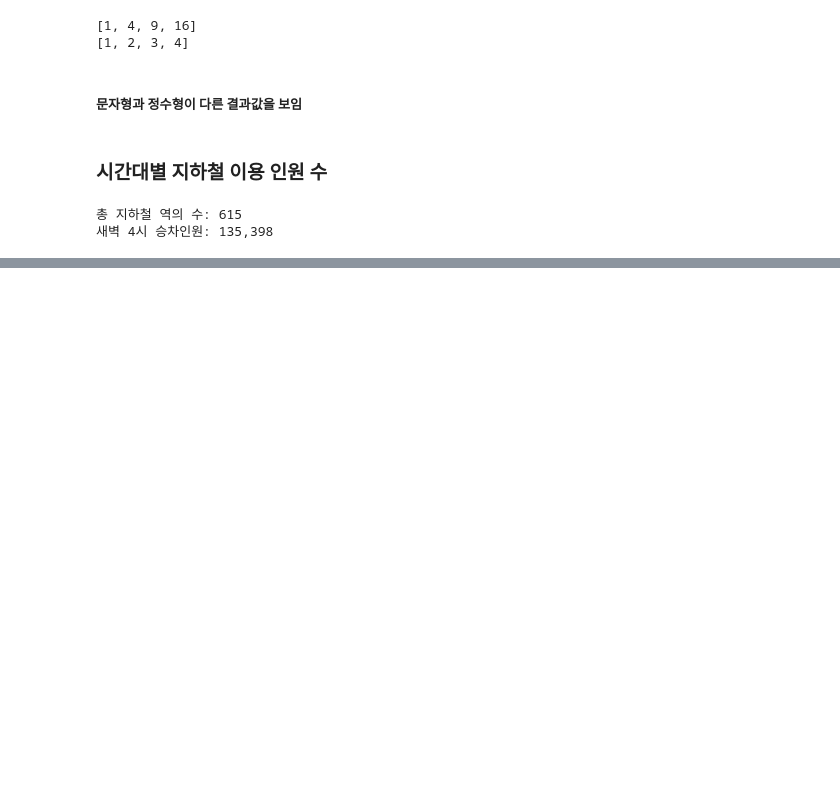
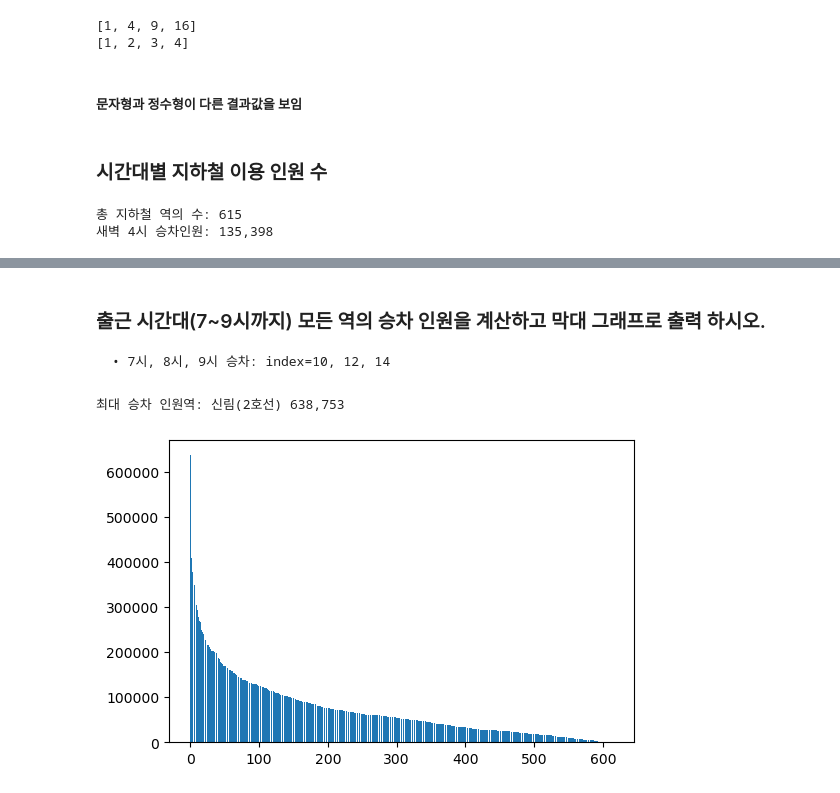
Before and after one commit to hune102377/K-DIGITALTRAING, a Jupyter notebook: 04 Kaggle&PublicData/0715/ex_subwaytime.ipynb, the cells around one changed output, grey strips where cells are left out. Saved outputs shown, nothing was run; the diff lists cells and outputs as text; code cells hidden in the pictures; blank space fills up the shorter version.

```diff
--- a/04 Kaggle&PublicData/0715/ex_subwaytime.ipynb
+++ b/04 Kaggle&PublicData/0715/ex_subwaytime.ipynb
@@ -42,0 +78,34 @@ print('새벽 4시 승차인원: {:,}'.format(total_number))
+# %% [markdown]
+### 출근 시간대(7~9시까지) 모든 역의 승차 인원을 계산하고 막대 그래프로 출력 하시오.
+    • 7시, 8시, 9시 승차: index=10, 12, 14
+# %%
+import csv
+import matplotlib.pyplot as plt
+
+with open(DIR_PATH + 'subwaytime.csv', encoding='utf-8') as f:
+    data = csv.reader(f)
+    next(data) # 2줄의 헤더 정보 건너뜀
+    next(data)
+
+    result = []
+    total_number = 0
+    max_num = 0
+    max_station = ''
+
+    for row in data:
+        row[4:] = map(int, row[4:])
+        row_sum = sum(row[10:15:2]) # index 10, 12, 14
+        # row_sum = row[10] + row[12] + row[14]
+        result.append(row_sum)
+        if row_sum > max_num:
+            max_num = row_sum
+            max_station = row[3] + '(' + row[1] + ')'
+
+print('최대 승차 인원역: {0} {1:,}'.format(max_station, max_num))
+result.sort(reverse=True)
+plt.figure(dpi=100)
+plt.bar(range(len(result)), result)
+plt.show()
+# %% [output]
+최대 승차 인원역: 신림(2호선) 638,753
+[figure, added]
```
Also changed, not shown: parts of 6 cells of this notebook.
